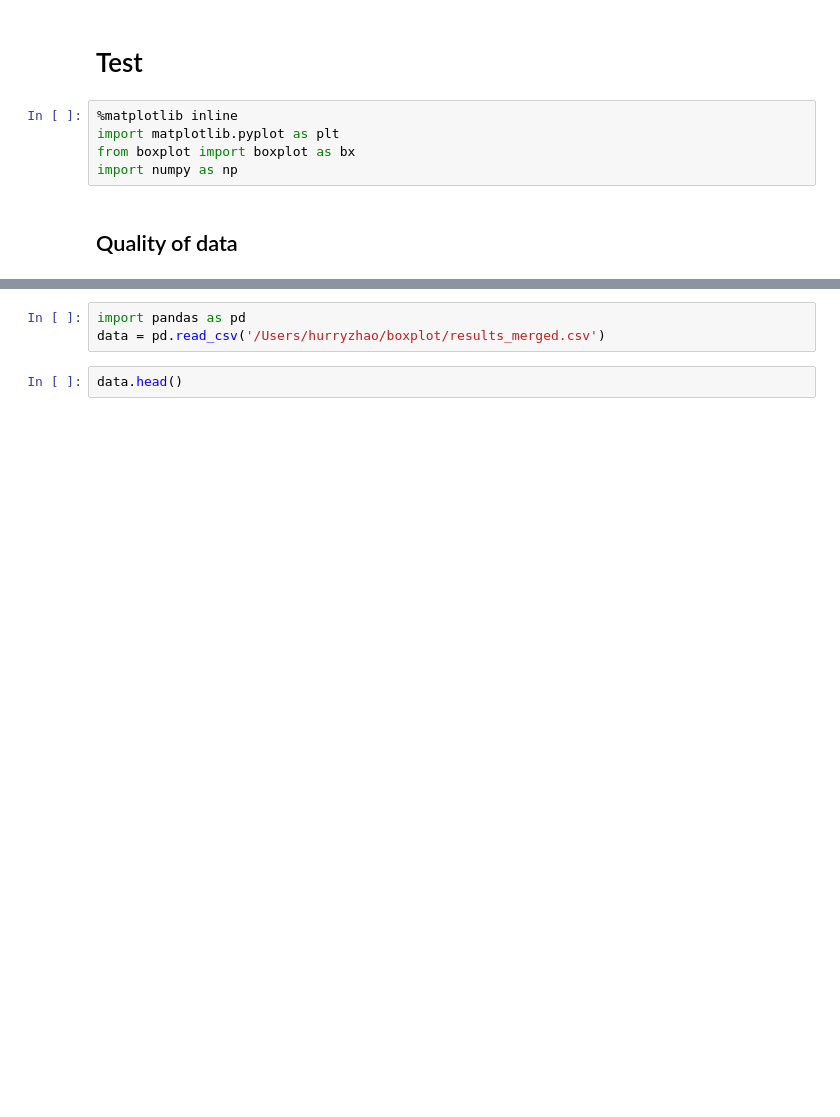
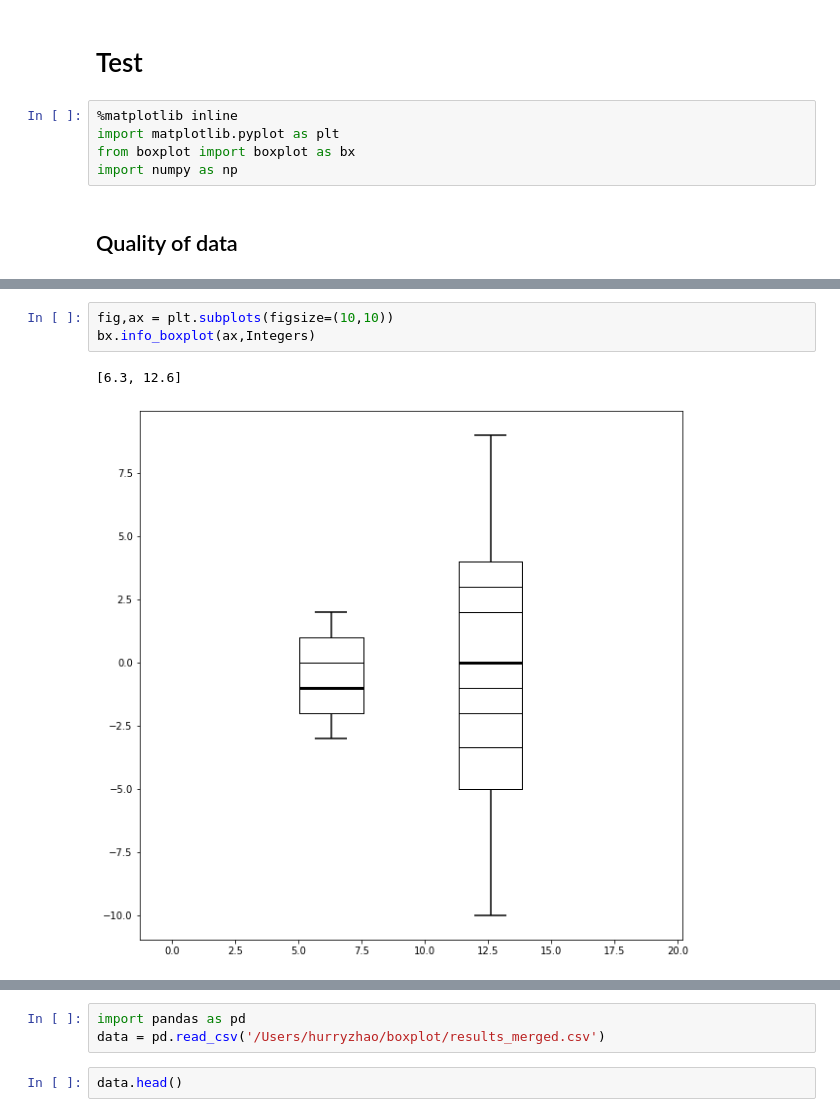
Before and after one commit to HarryZhao2000/boxplot, a Jupyter notebook: code/test.ipynb, the cells around one changed output, grey strips where cells are left out. Drawn from its saved outputs; the diff is of its cells as text; blank space fills up the shorter version.

```diff
--- a/code/test.ipynb
+++ b/code/test.ipynb
@@ -34,3 +19,9 @@ print(Integers)
+# %%
+fig,ax = plt.subplots(figsize=(10,10))
+bx.info_boxplot(ax,Integers)
+# %% [output]
+[6.3, 12.6]
+[figure, added]
 # %%
 fig,ax = plt.subplots(figsize=(10,10))
 bx.hist_boxplot(ax,Integers)
```
Also changed, not shown: parts of 15 cells of this notebook.
